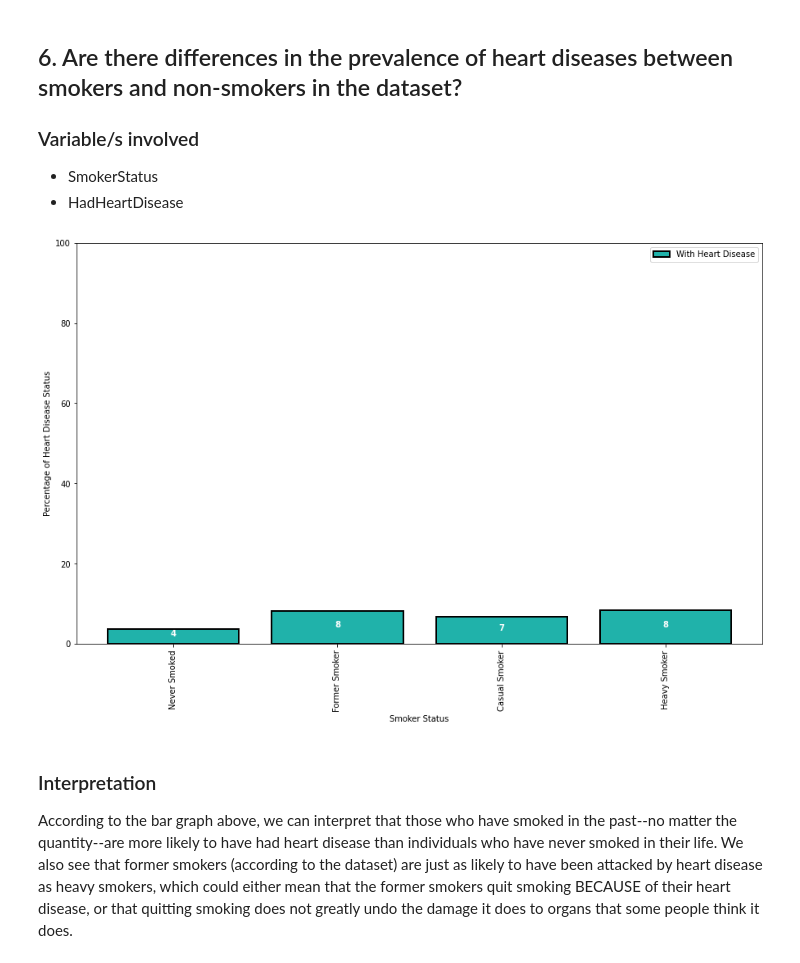
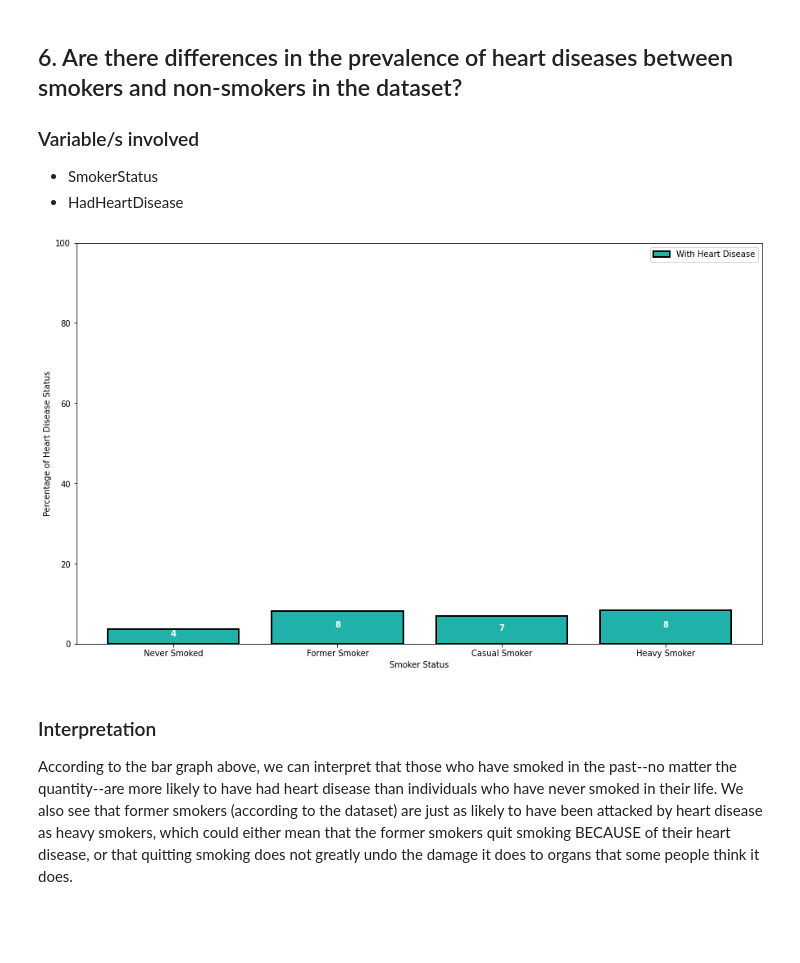
Before and after one commit to briangabini/csmodel, a Jupyter notebook: csmodel-project.ipynb, the cells around one changed output. Saved outputs shown, nothing was run; the diff lists cells and outputs as text; code cells hidden in the pictures; blank space fills up the shorter version.

```diff
--- a/csmodel-project.ipynb
+++ b/csmodel-project.ipynb
@@ -464,8 +464,8 @@ for age_value in age_values:
     temp_arr.append(temp_df)
 
 # Data
-groups = ['18-24', '25-29', '30-34', '35-39', '40-44', '45-49',
-          '50-54', '55-59', '60-64', '65-69', '70-74', '80 above']
+groups = ['18', '25', '30', '35', '40', '45',
+          '50', '55', '60', '65', '70', '80 above']
 with_heart_disease_values = []
 without_heart_disease_values = []
 
@@ -639,7 +640,7 @@ ax.legend(handles[::-1], labels[::-1], loc='lower right')
 
 # Set the axis labels
 ax.set_ylabel("Percentage of Smokers/Non-Smokers")
-ax.set_xlabel("Age Groups")
+ax.set_xlabel("Age Marker")
 
 # Label the specific bars with the corresponding data (percentage in this case)
 for bar in ax.patches:
@@ -649,9 +650,9 @@ for bar in ax.patches:
             color='white', weight='bold', size=10)
 
 # rotate the x-axis labels for readability
-labels = ax.get_xticklabels()
-for label in labels:
-    label.set_rotation(90)
+# labels = ax.get_xticklabels()
+# for label in labels:
+#     label.set_rotation(90)
 
 # show the plot
 plt.show()
@@ -792,37 +793,37 @@ sorted_heart_disease_values.append(
 # Use Stacked bar chart - https://python-charts.com/part-whole/stacked-bar-chart-matplotlib/
 fig, ax = plt.subplots(figsize=(15, 9))
 
 # configure the bars/handles to represent data
 ax.bar(groups, sorted_heart_disease_values, edgecolor="black",
        linewidth=2, color="lightseagreen", label="With Heart Disease")
 
 # get the handles and labels using get_legend_handles_labels()
 handles, labels = ax.get_legend_handles_labels()
 # reverse the order of the labels and handles
 ax.legend(handles[::-1], labels[::-1], loc='upper right')
 
 ax.set_ylim(0, 100)
 
 # Set the axis labels
 ax.set_ylabel("Percentage of Heart Disease Status")
 ax.set_xlabel("Smoker Status")
 
 # Label the specific bars with the corresponding data (percentage in this case)
 for bar in ax.patches:
     ax.text(bar.get_x() + bar.get_width() / 2,
             bar.get_height() / 2 + bar.get_y(),
             round(bar.get_height()), ha='center',
             color='white', weight='bold', size=10)
 
 # rotate the x-axis labels for readability
-labels = ax.get_xticklabels()
-for label in labels:
-    label.set_rotation(90)
+# labels = ax.get_xticklabels()
+# for label in labels:
+#     label.set_rotation(90)
 
 # show the plot
 plt.show()
 # %% [output]
-[figure, old version]
+[figure, new version]
 # %% [markdown]
 ### Interpretation
 
```
Also changed, not shown: parts of 6 cells of this notebook.
